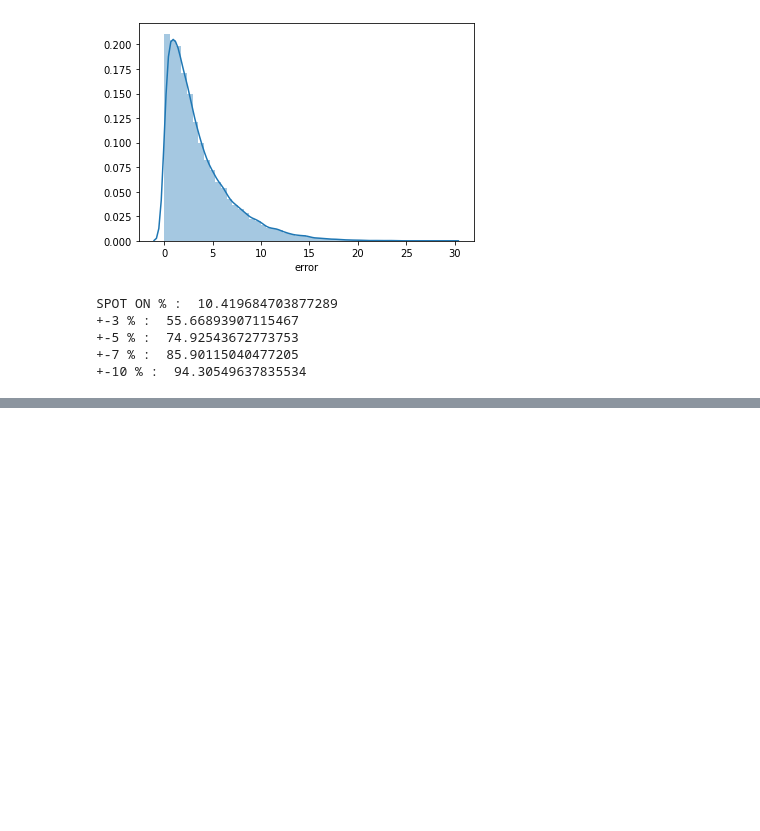
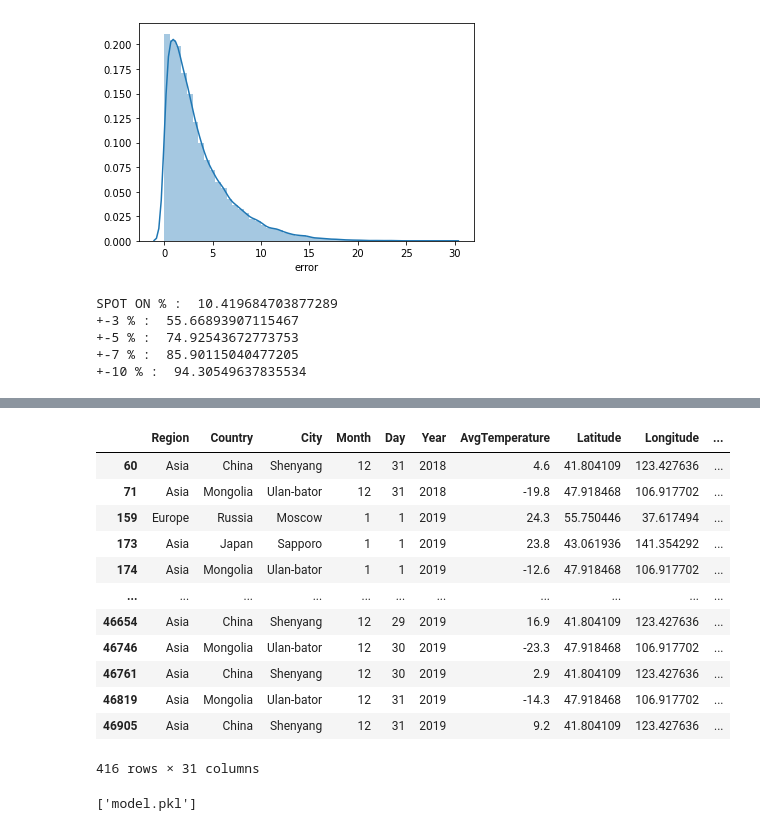
Before and after one commit to BhaskarGoswami1998/ds_project1, a Jupyter notebook: Base Model.ipynb, the cells around one changed output, grey strips where cells are left out. Saved outputs shown, nothing was run; the diff lists cells and outputs as text; code cells hidden in the pictures; blank space fills up the shorter version.

```diff
--- a/Base Model.ipynb
+++ b/Base Model.ipynb
@@ -262,0 +288,16 @@ SPOT ON % :  10.419684703877289
+# %%
+result[result.predicted<20]
+# %% [output]
+|  | Region | Country | City | Month | Day | Year | AvgTemperature | Latitude | Longitude | ... |
+| 60 | Asia | China | Shenyang | 12 | 31 | 2018 | 4.6 | 41.804109 | 123.427636 | ... |
+| 71 | Asia | Mongolia | Ulan-bator | 12 | 31 | 2018 | -19.8 | 47.918468 | 106.917702 | ... |
+| 159 | Europe | Russia | Moscow | 1 | 1 | 2019 | 24.3 | 55.750446 | 37.617494 | ... |
+| 173 | Asia | Japan | Sapporo | 1 | 1 | 2019 | 23.8 | 43.061936 | 141.354292 | ... |
+| 174 | Asia | Mongolia | Ulan-bator | 1 | 1 | 2019 | -12.6 | 47.918468 | 106.917702 | ... |
+| ... | ... | ... | ... | ... | ... | ... | ... | ... | ... | ... |
+| 46654 | Asia | China | Shenyang | 12 | 29 | 2019 | 16.9 | 41.804109 | 123.427636 | ... |
+| 46746 | Asia | Mongolia | Ulan-bator | 12 | 30 | 2019 | -23.3 | 47.918468 | 106.917702 | ... |
+| 46761 | Asia | China | Shenyang | 12 | 30 | 2019 | 2.9 | 41.804109 | 123.427636 | ... |
+| 46819 | Asia | Mongolia | Ulan-bator | 12 | 31 | 2019 | -14.3 | 47.918468 | 106.917702 | ... |
+| 46905 | Asia | China | Shenyang | 12 | 31 | 2019 | 9.2 | 41.804109 | 123.427636 | ... |
+416 rows × 31 columns
@@ -262,0 +306,4 @@ SPOT ON % :  10.419684703877289
+# %%
+joblib.dump(model,"model.pkl")
+# %% [output]
+['model.pkl']
```
Also changed, not shown: parts of 4 cells of this notebook, 5 other files.
